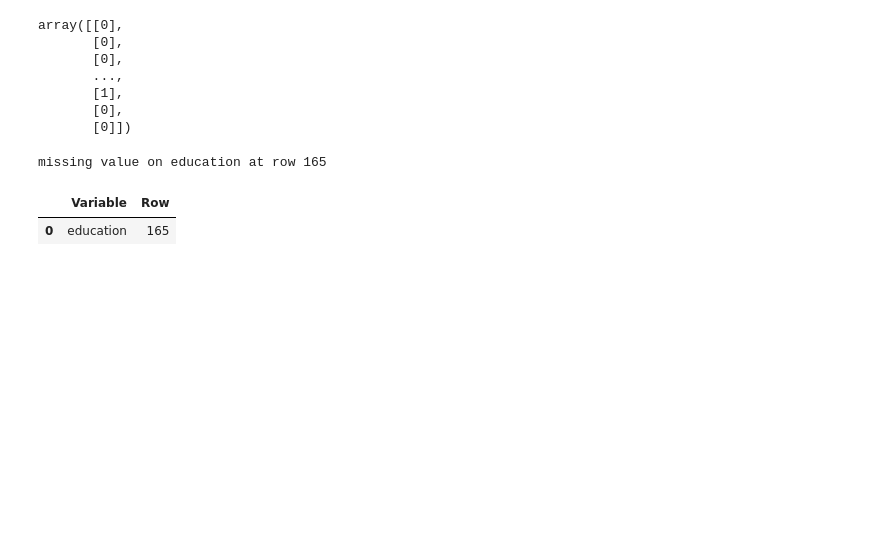
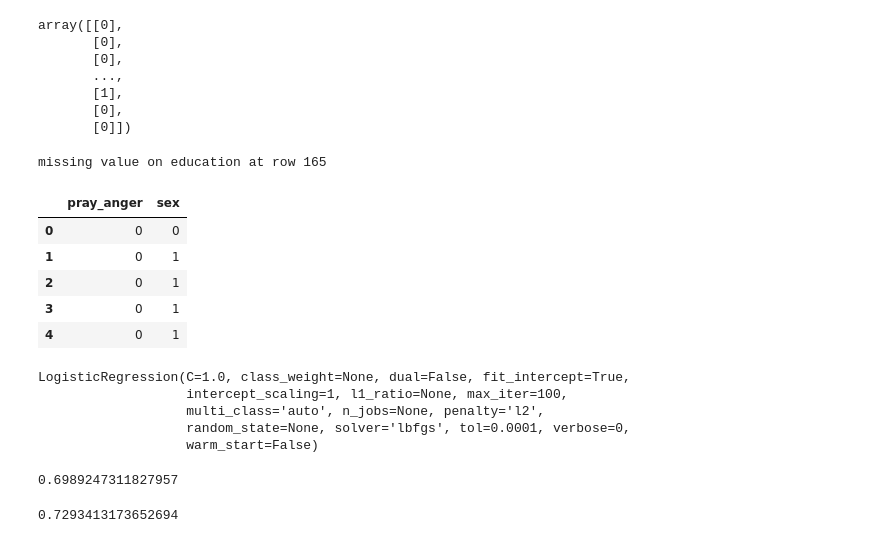
Before and after one commit to KathrynPanger/published_prayer_study, a Jupyter notebook: regression.ipynb, the cells around one changed output. Cells and saved outputs as stored; diff of their text form; code cells hidden in the pictures; blank space fills up the shorter version.

Commit message:
logistic regression tests

```diff
--- a/regression.ipynb
+++ b/regression.ipynb
@@ -183,8 +189,13 @@ for answer in gss["degree"]:
 missingcounter=0
 # %% [output]
 missing value on education at row 165
-# %%
-df_missing
-# %% [output]
-|  | Variable | Row |
-| 0 | education | 165 |
+# %%
+df_testlogit=pd.DataFrame(list(zip(pray_anger,sex)), columns=["pray_anger","sex"])
+df_testlogit.head()
+# %% [output]
+|  | pray_anger | sex |
+| 0 | 0 | 0 |
+| 1 | 0 | 1 |
+| 2 | 0 | 1 |
+| 3 | 0 | 1 |
+| 4 | 0 | 1 |
@@ -190,0 +206,19 @@ df_missing
+# %%
+#train model
+testmodel= LogisticRegression()
+testmodel.fit(x_train, y_train)
+# %% [output]
+LogisticRegression(C=1.0, class_weight=None, dual=False, fit_intercept=True,
+                   intercept_scaling=1, l1_ratio=None, max_iter=100,
+                   multi_class='auto', n_jobs=None, penalty='l2',
+                   random_state=None, solver='lbfgs', tol=0.0001, verbose=0,
+                   warm_start=False)
+# %%
+# scoring the model
+testmodel.score(x_test, y_test)
+# %% [output]
+0.6989247311827957
+# %%
+testmodel.score(x_train, y_train)
+# %% [output]
+0.7293413173652694
```
Also changed, not shown: parts of 11 cells of this notebook.
